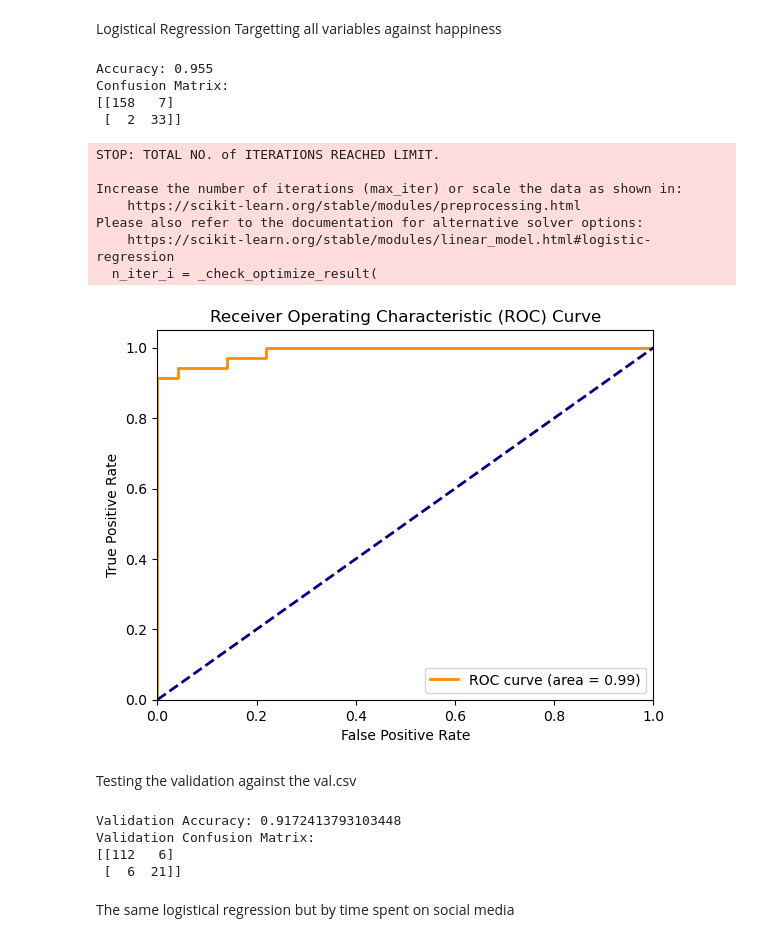
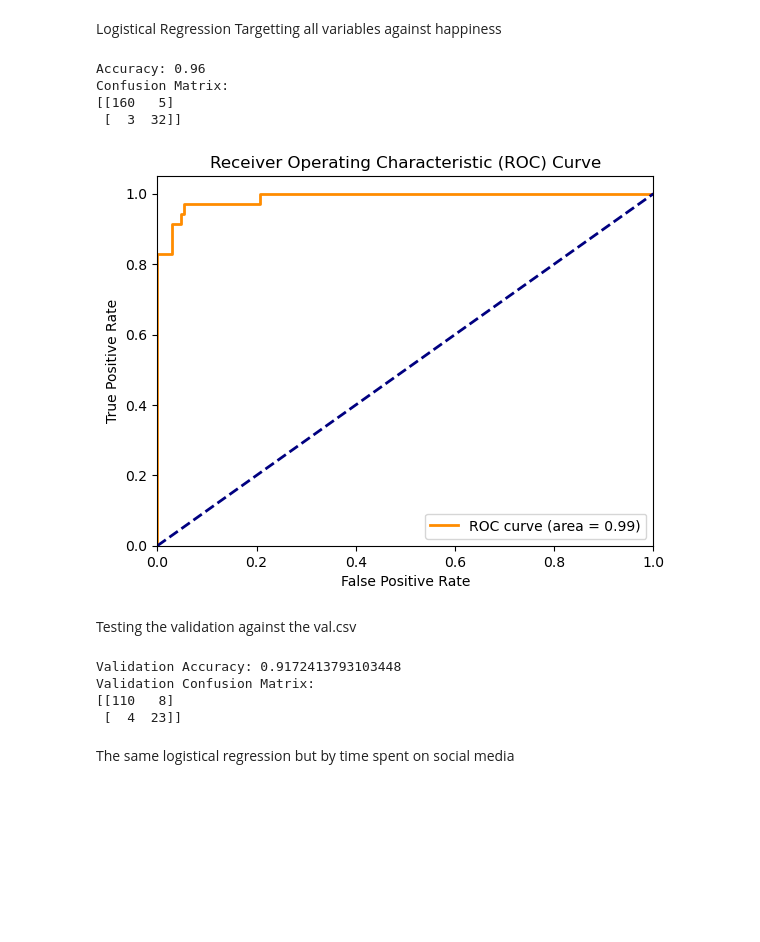
Before and after one commit to Austin-Heard/social-media-emotional-effects, a Jupyter notebook: notebooks/data_template.ipynb, the cells around one changed output. Saved outputs shown, nothing was run; the diff lists cells and outputs as text; code cells hidden in the pictures; blank space fills up the shorter version.

```diff
--- a/notebooks/data_template.ipynb
+++ b/notebooks/data_template.ipynb
@@ -733,49 +734,43 @@ y = socialmedia_ml_db['Dominant_Emotion_Happiness']
 X_train, X_test, y_train, y_test = train_test_split(X, y, test_size=0.2, random_state=42)
 
 # Model training
-model = LogisticRegression()
+model = LogisticRegression(max_iter=1000)
 model.fit(X_train, y_train)
 
 # Model predictions
 y_pred = model.predict(X_test)
 y_prob = model.predict_proba(X_test)[:, 1]
 
 # Model evaluation
 accuracy = accuracy_score(y_test, y_pred)
 conf_matrix = confusion_matrix(y_test, y_pred)
 
 # Print evaluation metrics
 print(f"Accuracy: {accuracy}")
 print("Confusion Matrix:")
 print(conf_matrix)
 
 # Plotting ROC curve
 fpr, tpr, thresholds = roc_curve(y_test, y_prob)
 roc_auc = auc(fpr, tpr)
 
 plt.figure()
 plt.plot(fpr, tpr, color='darkorange', lw=2, label=f'ROC curve (area = {roc_auc:.2f})')
 plt.plot([0, 1], [0, 1], color='navy', lw=2, linestyle='--')
 plt.xlim([0.0, 1.0])
 plt.ylim([0.0, 1.05])
 plt.xlabel('False Positive Rate')
 plt.ylabel('True Positive Rate')
 plt.title('Receiver Operating Characteristic (ROC) Curve')
 plt.legend(loc="lower right")
+plt.savefig('../img/happiness_logistical_regression.png', bbox_inches='tight')
 plt.show()
 # %% [output]
-Accuracy: 0.955
+Accuracy: 0.96
 Confusion Matrix:
-[[158   7]
- [  2  33]]
+[[160   5]
+ [  3  32]]
-STOP: TOTAL NO. of ITERATIONS REACHED LIMIT.
-
-Increase the number of iterations (max_iter) or scale the data as shown in:
-    https://scikit-learn.org/stable/modules/preprocessing.html
-Please also refer to the documentation for alternative solver options:
-    https://scikit-learn.org/stable/modules/linear_model.html#logistic-regression
-  n_iter_i = _check_optimize_result(
-[figure, old version]
+[figure, new version]
 # %% [markdown]
 Testing the validation against the val.csv
 # %%
@@ -801,8 +796,8 @@ print(val_conf_matrix)
 # %% [output]
 Validation Accuracy: 0.9172413793103448
 Validation Confusion Matrix:
-[[112   6]
- [  6  21]]
+[[110   8]
+ [  4  23]]
 # %% [markdown]
 The same logistical regression but by time spent on social media
 # %%
```
Also changed, not shown: parts of 7 cells of this notebook, 8 other files.
